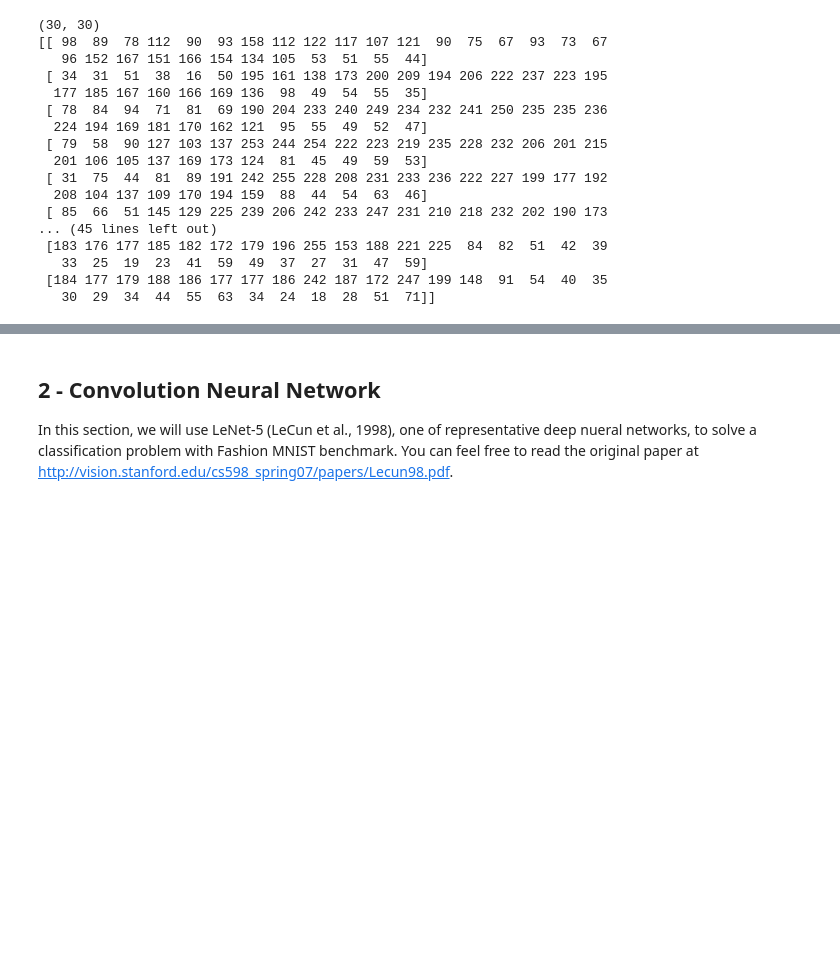
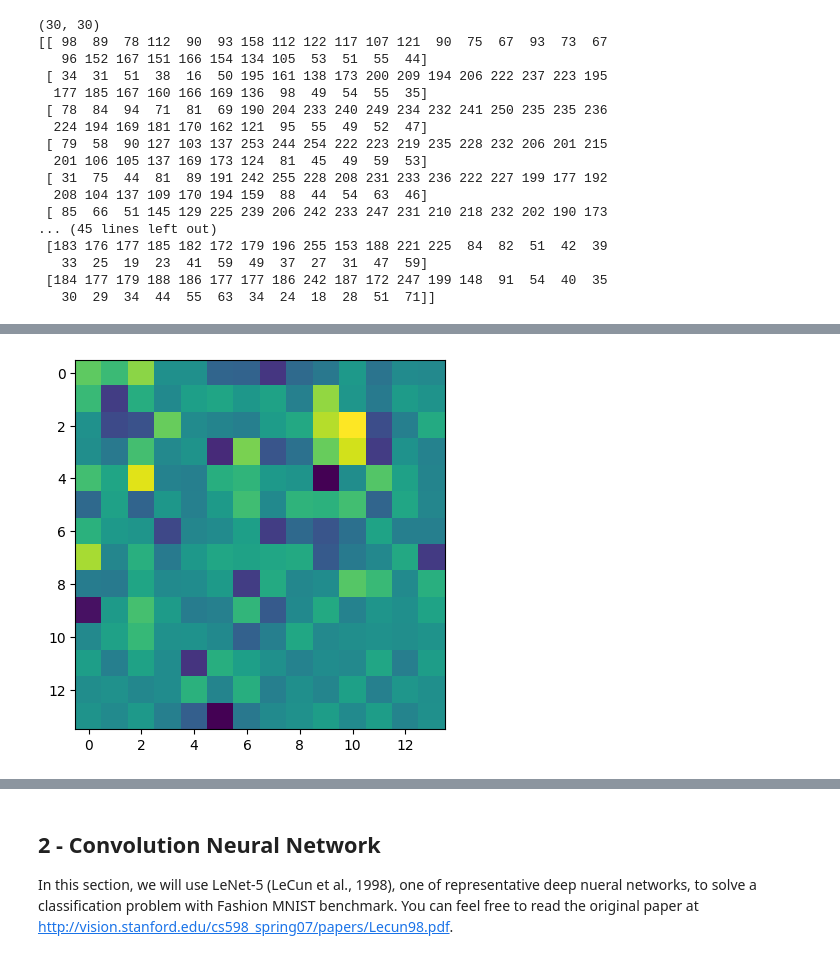
Before and after one commit to jakedog17/COP4630_HW3_Coding, a Jupyter notebook: HW3/HW3/Homework_03_Problem.ipynb, the cells around one changed output, grey strips where cells are left out. Drawn from its saved outputs; the diff is of its cells as text; code cells hidden in the pictures; blank space fills up the shorter version.

```diff
--- a/HW3/HW3/Homework_03_Problem.ipynb
+++ b/HW3/HW3/Homework_03_Problem.ipynb
@@ -152,0 +227,94 @@ Conduct the convolution with the same filter as above, but change the stride to
+# %%
+######## Convolution with Laplacian Filter and the setting of stride=2 ##################
+
+
+
+LaplacianKernal = np.array([[0,1,0], [1, -4, 1], [0,1,0]])
+filterSize = LaplacianKernal.shape
+matrixHeight, matrixWidth = img_matrix.shape
+stride = 2
+def convoSize(W, K, P, S):
+  return (W-K+2*P)/S + 1
+
+ConvoLayerSize = convoSize(matrixWidth, filterSize[0], 0, stride)
+
+#create new covolution matrix
+
+#convoMatrix = np.array(ConvoLayerSize,ConvoLayerSize)
+
+'''
+#make a sliding window on matrix with dimensions of kernal
+windows = np.lib.stride_tricks.sliding_window_view(img_matrix, (filterSize[0], filterSize[1]))
+
+#Multiply each window by the kernel element-wise and sum across the kernel axes
+output = np.sum(windows * LaplacianKernal, axis=(-2, -1))
+
+print(output[0:5, 0:5])'''
+
+def isInMatrix(rowIndex,colIndex, matrixRows,matrixCols):
+  if rowIndex >= 0 and rowIndex < matrixRows and colIndex >= 0 and colIndex < matrixCols:
+    return True
+  return False
+
+
+#print(ConvoLayerSize*ConvoLayerSize)
+
+#2.1 Extract all centriods of processing region for each convolution operation.
+centriodsLocations = []
+rowIndex = 0
+#Use a while loop know so I can directy control the index values
+while rowIndex < matrixHeight:
+  rowOfCentriods = []
+  colIndex = 0
+  while colIndex  < matrixWidth:
+    if (isInMatrix(rowIndex+1, colIndex, matrixHeight,matrixWidth) and
+        isInMatrix(rowIndex-1, colIndex, matrixHeight,matrixWidth) and
+        isInMatrix(rowIndex, colIndex+1, matrixHeight,matrixWidth) and
+        isInMatrix(rowIndex, colIndex-1, matrixHeight,matrixWidth) and
+        isInMatrix(rowIndex+1, colIndex+1, matrixHeight,matrixWidth) and
+        isInMatrix(rowIndex-1, colIndex-1, matrixHeight,matrixWidth) and
+        isInMatrix(rowIndex-1, colIndex+1, matrixHeight,matrixWidth) and
+        isInMatrix(rowIndex+1, colIndex-1, matrixHeight,matrixWidth) ):
+      rowOfCentriods.append((rowIndex, colIndex))
+      colIndex += stride
+    else:
+      colIndex += 1
+  if len(rowOfCentriods) > 0:
+    centriodsLocations.append(rowOfCentriods)
+    rowIndex += stride
+  else:
+    rowIndex += 1
+
+#2.2 According to each centroid (i.e., the positions of kernel's center for all convolution operation across input), locate all indices of the elements within the local region for each convolution operation.
+for rowIndex, centriodRow in enumerate(centriodsLocations):
+  for colIndex, centriodPoint in enumerate(centriodRow):
+
+    row = centriodPoint[0]
+    col = centriodPoint[1]
+
+    #2.3 Given obtained indices, locate pixel values (i.e., our obtained array elements) and conduct element-wise product between pixel and kernel values.
+
+    #3x3 matrix sample from image that matches the kernal size
+    localMatrix = img_matrix[row-1:row+2,col-1:col+2]
+
+    elementwisePostMatrix = localMatrix * LaplacianKernal
+    #2.4 Sum element-wise product results and assign the value to convolution result at corresponding location.
+    centriodsLocations[rowIndex][colIndex] = float(np.sum(elementwisePostMatrix))
+
+#convert matrix to np array
+convoMatrix = np.array(centriodsLocations)
+
+#printing out result
+
+#print first ten rows
+print(convoMatrix[0:10])
+#print matrix size/shape
+print(convoMatrix.shape)
+
+#print mathplot image
+import matplotlib.pyplot as plt
+
+# Display the matrix as an image
+plt.imshow(convoMatrix, cmap='viridis')
+plt.show()
+# %% [output]
@@ -153,3 +338,4 @@ Conduct the convolution with the same filter as above, but change the stride to
+[figure, added]
 # %% [markdown]
 ### 1.4 Implementation of MaxPooling
 
```
Also changed, not shown: parts of 6 cells of this notebook.
